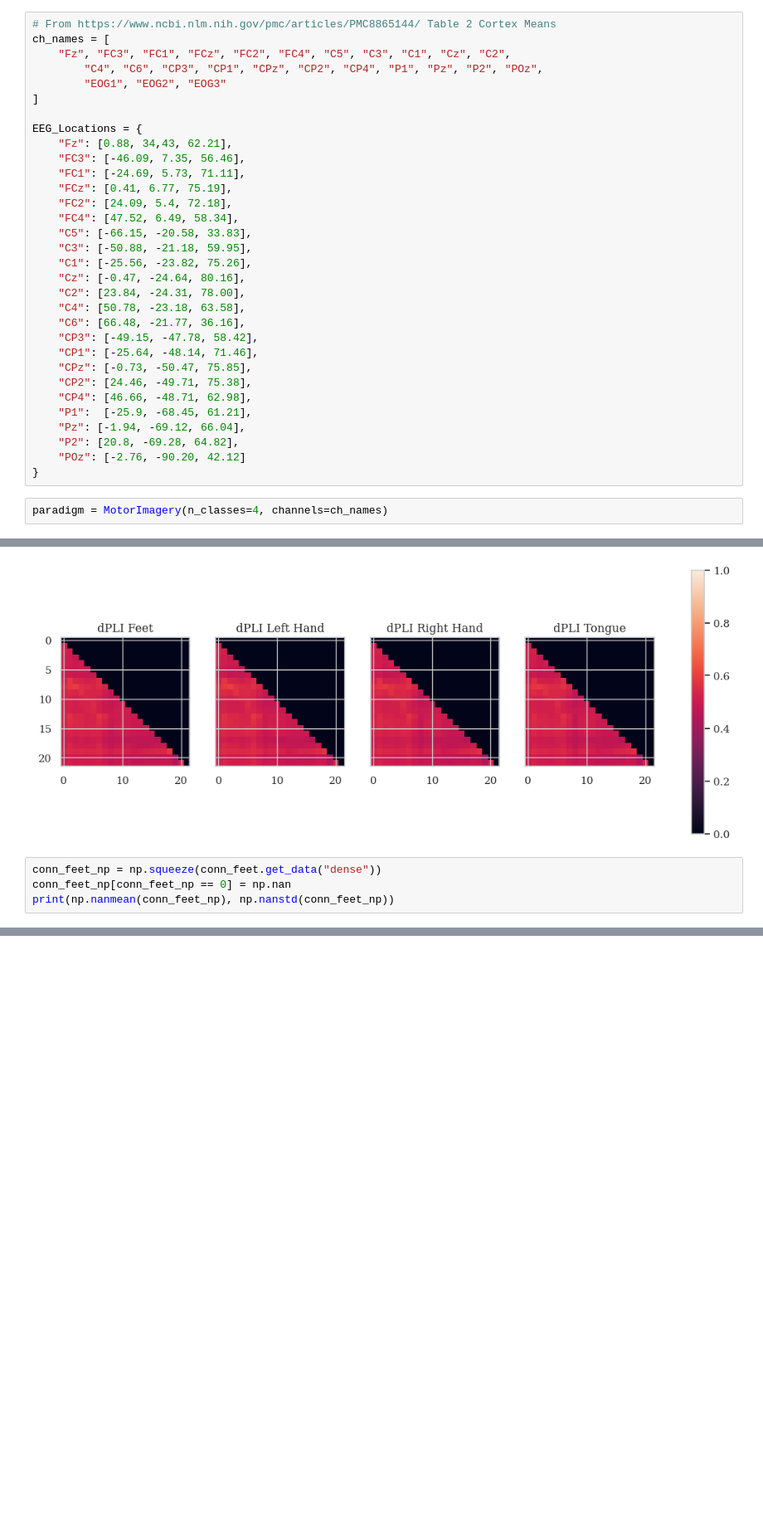
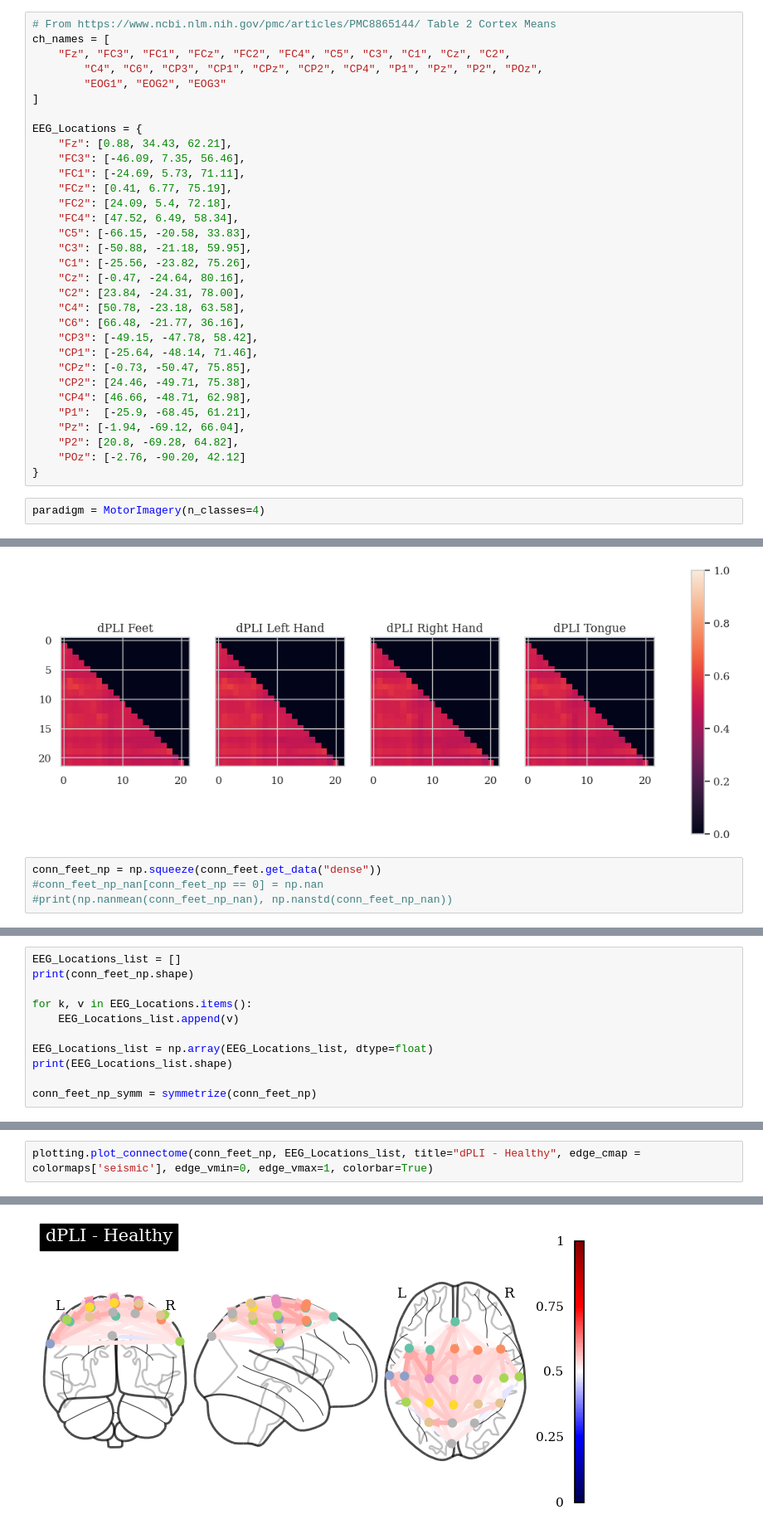
Before and after one commit to MatthewChen37/MATH8803-Final-Project, a Jupyter notebook: DataPreprocessing.ipynb, the cells around one changed output, grey strips where cells are left out. Shown at 83% size. Drawn from its saved outputs; the diff is of its cells as text; blank space fills up the shorter version.

```diff
--- a/DataPreprocessing.ipynb
+++ b/DataPreprocessing.ipynb
@@ -15,7 +24,7 @@ ch_names = [
 ]
 
 EEG_Locations = {
-	"Fz": [0.88, 34,43, 62.21],
+	"Fz": [0.88, 34.43, 62.21],
 	"FC3": [-46.09, 7.35, 56.46],
 	"FC1": [-24.69, 5.73, 71.11],
 	"FCz": [0.41, 6.77, 75.19],
@@ -39,7 +48,7 @@ EEG_Locations = {
 	"POz": [-2.76, -90.20, 42.12]
 }
 # %%
-paradigm = MotorImagery(n_classes=4, channels=ch_names)
+paradigm = MotorImagery(n_classes=4)
 # %% [output]
 Choosing from all possible events
 # %%
@@ -130,5 +142,5 @@ plt.show()
 [figure]
 # %%
 conn_feet_np = np.squeeze(conn_feet.get_data("dense"))
-conn_feet_np[conn_feet_np == 0] = np.nan
-print(np.nanmean(conn_feet_np), np.nanstd(conn_feet_np))
+#conn_feet_np_nan[conn_feet_np == 0] = np.nan
+#print(np.nanmean(conn_feet_np_nan), np.nanstd(conn_feet_np_nan))
@@ -136,0 +147,11 @@ print(np.nanmean(conn_feet_np), np.nanstd(conn_feet_np))
+# %%
+EEG_Locations_list = []
+print(conn_feet_np.shape)
+
+for k, v in EEG_Locations.items():
+	EEG_Locations_list.append(v)
+
+EEG_Locations_list = np.array(EEG_Locations_list, dtype=float)
+print(EEG_Locations_list.shape)
+
+conn_feet_np_symm = symmetrize(conn_feet_np)
@@ -136,0 +161,3 @@ print(np.nanmean(conn_feet_np), np.nanstd(conn_feet_np))
+# %%
+plotting.plot_connectome(conn_feet_np, EEG_Locations_list, title="dPLI - Healthy", edge_cmap = colormaps['seismic'], edge_vmin=0, edge_vmax=1, colorbar=True)
+# %% [output]
@@ -136,0 +165 @@ print(np.nanmean(conn_feet_np), np.nanstd(conn_feet_np))
+[figure, added]
```
Also changed, not shown: parts of 6 cells of this notebook.
